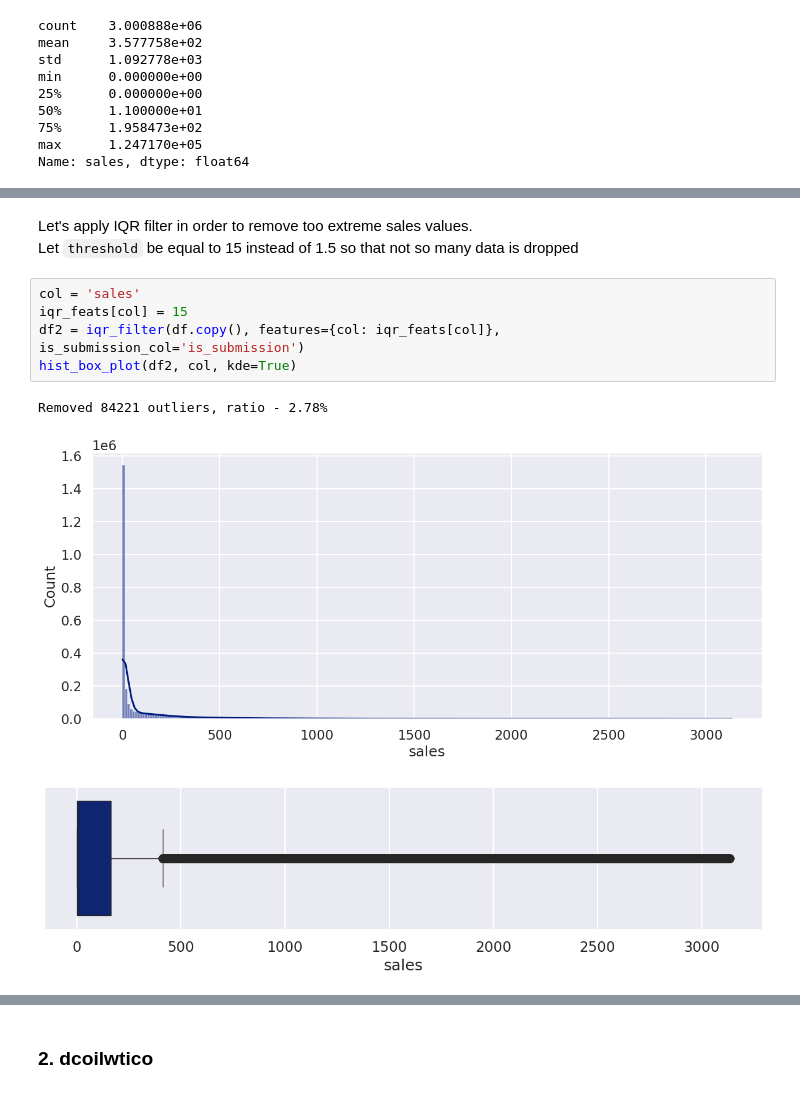
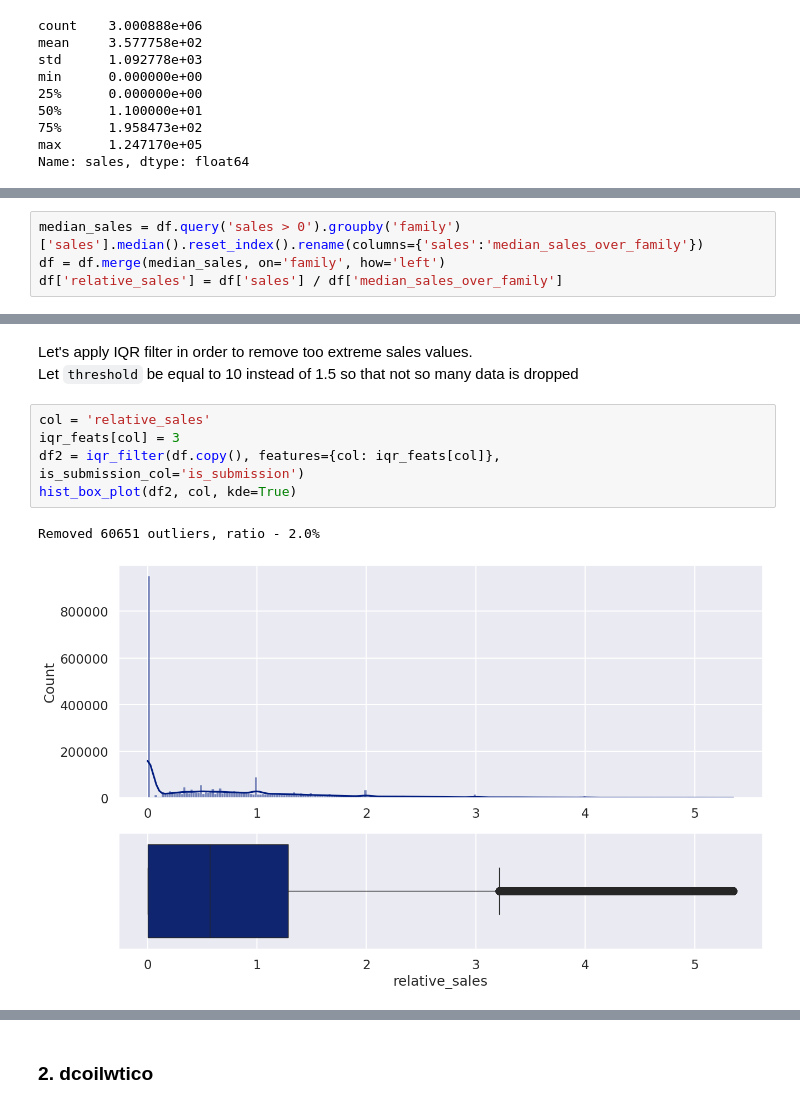
Before and after one commit to GitHub-User228/store_sales_time_series_forecasting_kaggle, a Jupyter notebook: notebooks/1_data_cleaning.ipynb, the cells around one changed output, grey strips where cells are left out. Saved outputs shown, nothing was run; the diff lists cells and outputs as text.

Commit message:
Commit2. Enhanced the baseline models by rescaling the target feature in the data_cleaning part.

```diff
--- a/notebooks/1_data_cleaning.ipynb
+++ b/notebooks/1_data_cleaning.ipynb
@@ -309,0 +312,4 @@ hist_box_plot(df[['sales']], 'sales', kde=True)
+# %%
+median_sales = df.query('sales > 0').groupby('family')['sales'].median().reset_index().rename(columns={'sales':'median_sales_over_family'})
+df = df.merge(median_sales, on='family', how='left')
+df['relative_sales'] = df['sales'] / df['median_sales_over_family']
@@ -310,12 +320,11 @@ hist_box_plot(df[['sales']], 'sales', kde=True)
 # %% [markdown]
 Let's apply IQR filter in order to remove too extreme sales values.
-Let `threshold` be equal to 15 instead of 1.5 so that not so many data is dropped
+Let `threshold` be equal to 10 instead of 1.5 so that not so many data is dropped
 # %%
-col = 'sales'
-iqr_feats[col] = 15
+col = 'relative_sales'
+iqr_feats[col] = 3
 df2 = iqr_filter(df.copy(), features={col: iqr_feats[col]}, is_submission_col='is_submission')
 hist_box_plot(df2, col, kde=True)
 # %% [output]
-Removed 84221 outliers, ratio - 2.78%
+Removed 60651 outliers, ratio - 2.0%
-[figure, old version]
+[figure, new version]
-[figure, removed]
```
Also changed, not shown: parts of 26 cells of this notebook, 12 other files.
